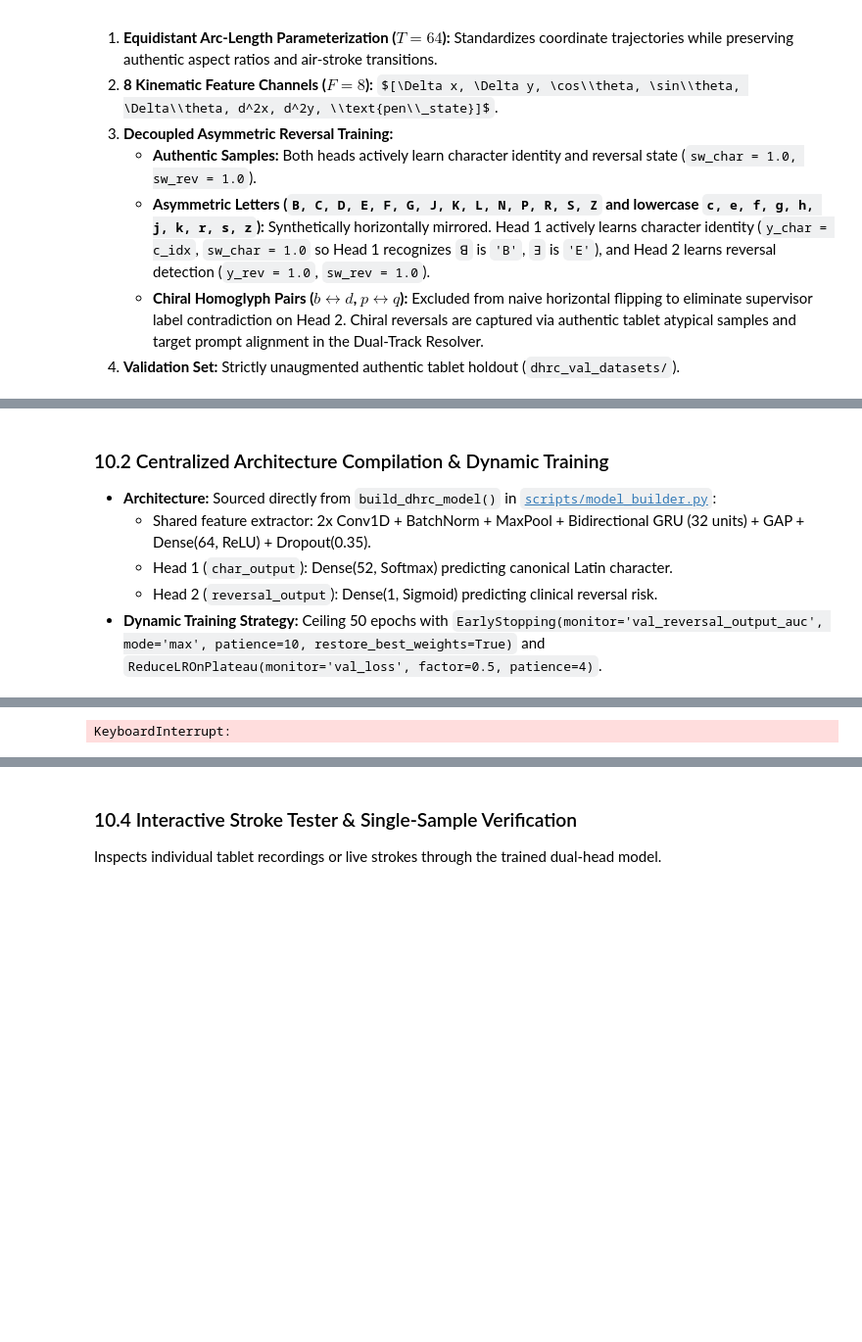
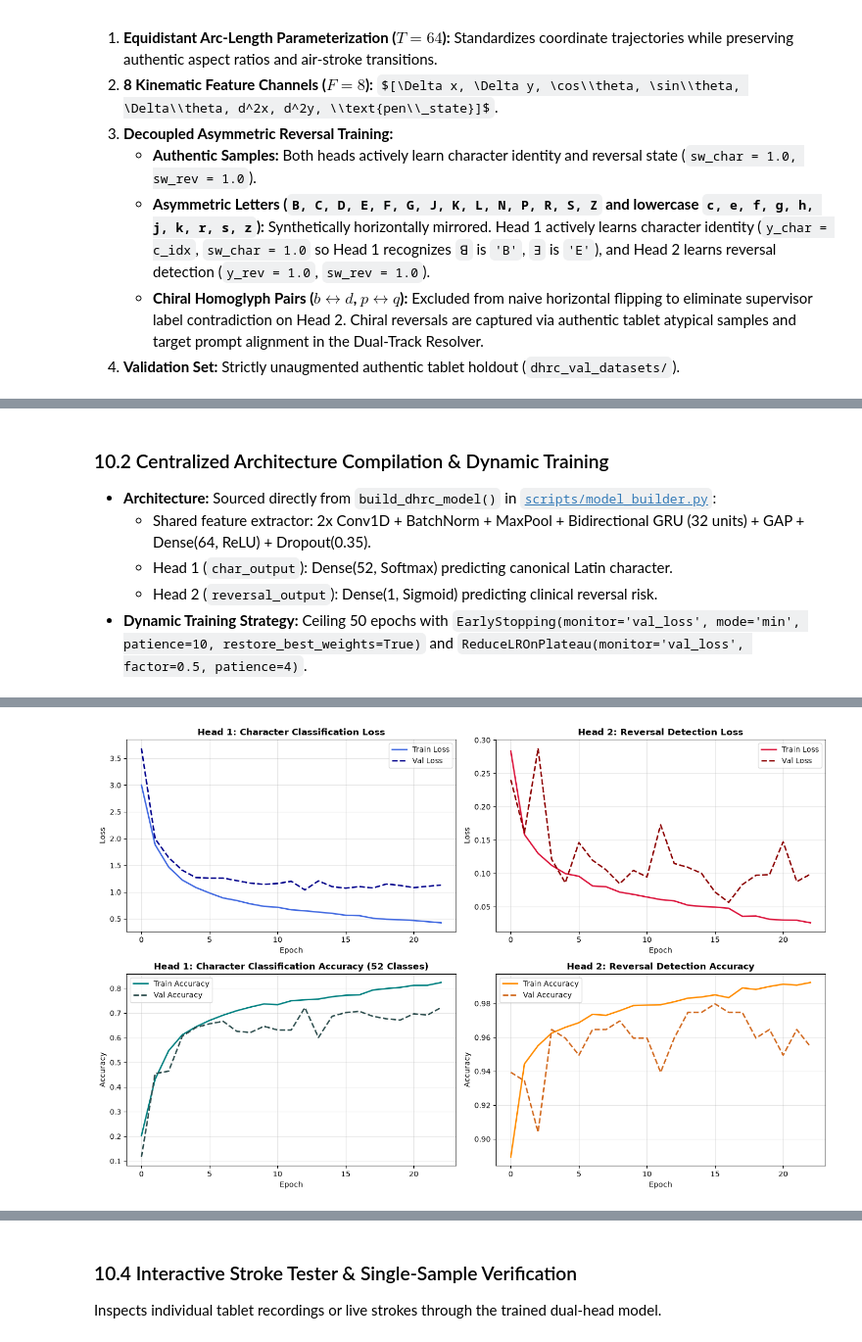
Before and after one commit to AkuraDiary/somethinginmyeye, a Jupyter notebook: playground.ipynb, the cells around one changed output, grey strips where cells are left out. Shown at 98% size. Cells and saved outputs as stored; diff of their text form; code cells hidden in the pictures; some formulas as TeX source; blank space fills up the shorter version.

```diff
--- a/playground.ipynb
+++ b/playground.ipynb
@@ -1204,7 +1211,7 @@ print(f"    -> Authentic Canonical (0.0): {np.sum(y_rev_val == 0.0)} | Reversals
   - Shared feature extractor: 2x Conv1D + BatchNorm + MaxPool + Bidirectional GRU (32 units) + GAP + Dense(64, ReLU) + Dropout(0.35).
   - Head 1 (`char_output`): Dense(52, Softmax) predicting canonical Latin character.
   - Head 2 (`reversal_output`): Dense(1, Sigmoid) predicting clinical reversal risk.
-- **Dynamic Training Strategy:** Ceiling 50 epochs with `EarlyStopping(monitor='val_reversal_output_auc', mode='max', patience=10, restore_best_weights=True)` and `ReduceLROnPlateau(monitor='val_loss', factor=0.5, patience=4)`.
+- **Dynamic Training Strategy:** Ceiling 50 epochs with `EarlyStopping(monitor='val_loss', mode='min', patience=10, restore_best_weights=True)` and `ReduceLROnPlateau(monitor='val_loss', factor=0.5, patience=4)`.
 # %%
 import os
 os.environ['KERAS_HOME'] = '/tmp/keras'
@@ -1233,8 +1240,8 @@ reversal_model = build_dhrc_model(
 
 callbacks = [
     EarlyStopping(
-        monitor='val_reversal_output_auc',
-        mode='max',
+        monitor='val_loss',
+        mode='min',
         patience=DHRC_PATIENCE,
         restore_best_weights=True,
         verbose=1
@@ -1260,34 +1267,56 @@ history = reversal_model.fit(
     verbose=1
 )
 
-# Plot Training Dynamics
-fig, axes = plt.subplots(1, 2, figsize=(14, 4.5))
+# Plot Training Dynamics (2x2 Grid: Loss & Accuracy for both heads)
+fig, axes = plt.subplots(2, 2, figsize=(14, 9))
 
-# Character Head Metrics
+# 1. Head 1 (Character Softmax) - Loss
+char_loss_key = next((k for k in history.history if 'char_output' in k and 'loss' in k), 'char_output_loss')
+val_char_loss_key = f'val_{char_loss_key}'
+axes[0, 0].plot(history.history[char_loss_key], label='Train Loss', lw=2, color='royalblue')
+if val_char_loss_key in history.history:
+    axes[0, 0].plot(history.history[val_char_loss_key], label='Val Loss', lw=2, linestyle='--', color='darkblue')
+axes[0, 0].set_title('Head 1: Character Classification Loss', fontweight='bold')
+axes[0, 0].set_xlabel('Epoch')
+axes[0, 0].set_ylabel('Loss')
+axes[0, 0].legend()
+axes[0, 0].grid(True, alpha=0.3)
+
+# 2. Head 2 (Reversal Binary) - Loss
+rev_loss_key = next((k for k in history.history if 'reversal_output' in k and 'loss' in k), 'reversal_output_loss')
+val_rev_loss_key = f'val_{rev_loss_key}'
+axes[0, 1].plot(history.history[rev_loss_key], label='Train Loss', lw=2, color='crimson')
+if val_rev_loss_key in history.history:
+    axes[0, 1].plot(history.history[val_rev_loss_key], label='Val Loss', lw=2, linestyle='--', color='darkred')
+axes[0, 1].set_title('Head 2: Reversal Detection Loss', fontweight='bold')
+axes[0, 1].set_xlabel('Epoch')
+axes[0, 1].set_ylabel('Loss')
+axes[0, 1].legend()
+axes[0, 1].grid(True, alpha=0.3)
+
+# 3. Head 1 (Character Softmax) - Accuracy
 char_acc_key = next((k for k in history.history if 'char_output' in k and 'acc' in k), 'char_output_accuracy')
 val_char_acc_key = f'val_{char_acc_key}'
+axes[1, 0].plot(history.history[char_acc_key], label='Train Accuracy', lw=2, color='teal')
+if val_char_acc_key in history.history:
+    axes[1, 0].plot(history.history[val_char_acc_key], label='Val Accuracy', lw=2, linestyle='--', color='darkslategray')
+axes[1, 0].set_title('Head 1: Character Classification Accuracy (52 Classes)', fontweight='bold')
+axes[1, 0].set_xlabel('Epoch')
+axes[1, 0].set_ylabel('Accuracy')
+axes[1, 0].legend()
+axes[1, 0].grid(True, alpha=0.3)
 
-axes[0].plot(history.history[char_acc_key], label='Train Accuracy', lw=2)
-if val_char_acc_key in history.history:
-    axes[0].plot(history.history[val_char_acc_key], label='Val Accuracy', lw=2, linestyle='--')
-axes[0].set_title('Head 1: Character Classification Accuracy (52 Classes)', fontweight='bold')
-axes[0].set_xlabel('Epoch')
-axes[0].set_ylabel('Accuracy')
-axes[0].legend()
-axes[0].grid(True, alpha=0.3)
-
-# Reversal Head Metrics
-rev_auc_key = next((k for k in history.history if 'reversal_output' in k and 'auc' in k), 'reversal_output_auc')
-val_rev_auc_key = f'val_{rev_auc_key}'
-
-axes[1].plot(history.history[rev_auc_key], label='Train ROC-AUC', lw=2, color='crimson')
-if val_rev_auc_key in history.history:
-    axes[1].plot(history.history[val_rev_auc_key], label='Val ROC-AUC', lw=2, linestyle='--', color='darkorange')
-axes[1].set_title('Head 2: Clinical Reversal Detection ROC-AUC', fontweight='bold')
-axes[1].set_xlabel('Epoch')
-axes[1].set_ylabel('ROC-AUC')
-axes[1].legend()
-axes[1].grid(True, alpha=0.3)
+# 4. Head 2 (Reversal Binary) - Accuracy
+rev_acc_key = next((k for k in history.history if 'reversal_output' in k and 'acc' in k), 'reversal_output_accuracy')
+val_rev_acc_key = f'val_{rev_acc_key}'
+axes[1, 1].plot(history.history[rev_acc_key], label='Train Accuracy', lw=2, color='darkorange')
+if val_rev_acc_key in history.history:
+    axes[1, 1].plot(history.history[val_rev_acc_key], label='Val Accuracy', lw=2, linestyle='--', color='chocolate')
+axes[1, 1].set_title('Head 2: Reversal Detection Accuracy', fontweight='bold')
+axes[1, 1].set_xlabel('Epoch')
+axes[1, 1].set_ylabel('Accuracy')
+axes[1, 1].legend()
+axes[1, 1].grid(True, alpha=0.3)
 
 plt.tight_layout()
 plt.show()
@@ -1311,4 +1341,4 @@ Epoch 7/50
-KeyboardInterrupt:
+[figure, added]
 # %%
 import tf2onnx
 import onnx
```
Also changed, not shown: parts of 6 cells of this notebook, 5 other files.
